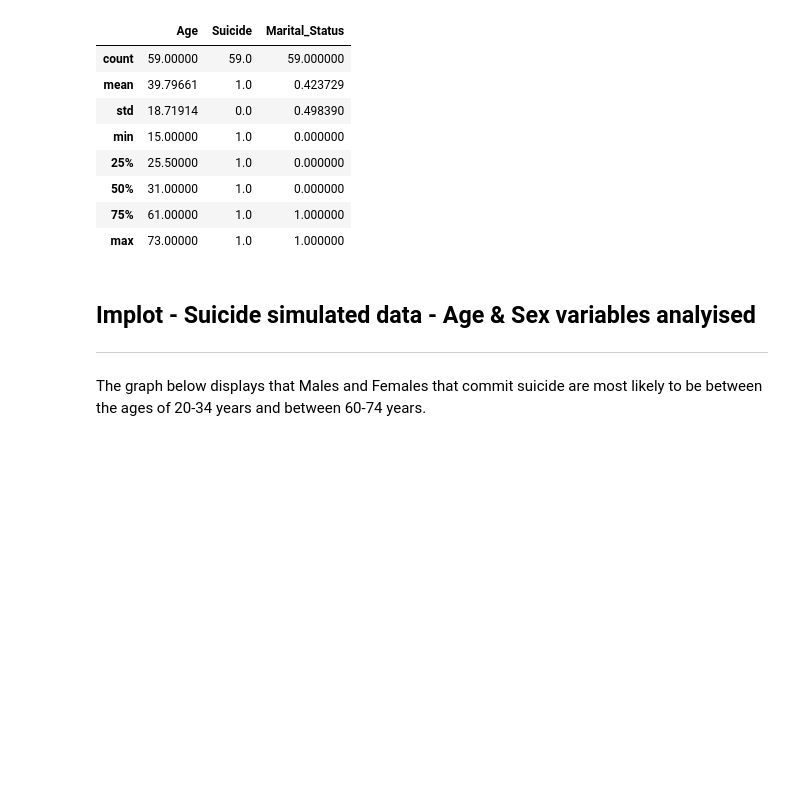
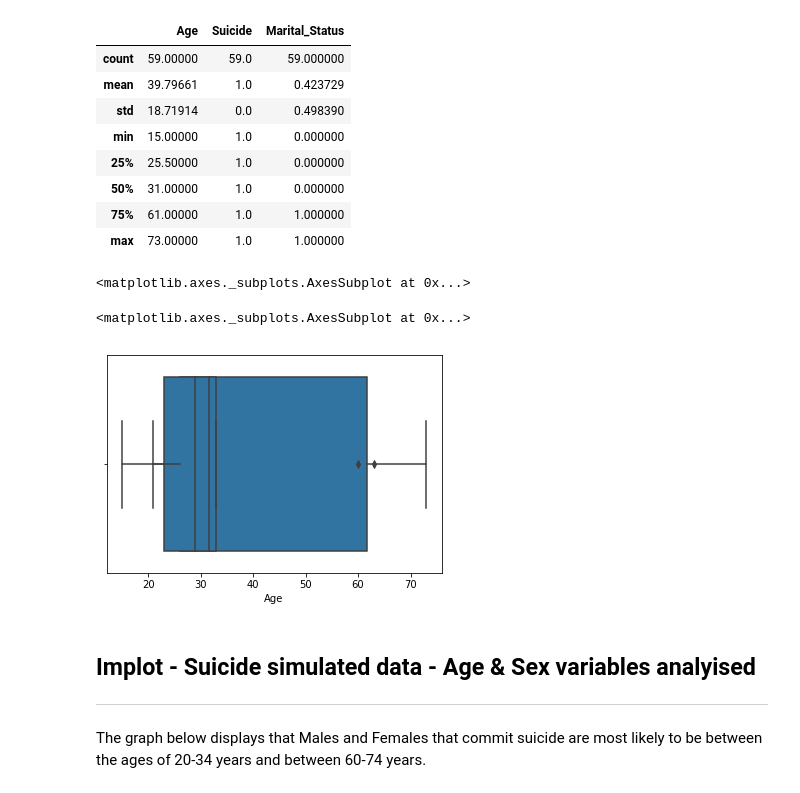
Before and after one commit to roisinanglim/suicide_rates, a Jupyter notebook: suicide _rates_data_simulation.ipynb, the cells around one changed output. Cells and saved outputs as stored; diff of their text form; code cells hidden in the pictures; blank space fills up the shorter version.

Commit message:
graph updates

```diff
--- a/suicide _rates_data_simulation.ipynb
+++ b/suicide _rates_data_simulation.ipynb
@@ -622,6 +622,22 @@ suicide_no.describe()
 | 50% | 31.00000 | 1.0 | 0.000000 |
 | 75% | 61.00000 | 1.0 | 1.000000 |
 | max | 73.00000 | 1.0 | 1.000000 |
+# %%
+suicide_no_male = suicide_no.loc[suicide_no['Sex'] == 'm']
+suicide_no_female = suicide_no.loc[suicide_no['Sex'] == 'f']
+
+#Plot implot graphs side by side to compare male & female suicide numbers
+#implotf = sns.lmplot(data = suicide_no_female, x = "Marital_Status", y = "Age",fit_reg=False, hue = "Sex",size = 5, aspect=1, scatter_kws = {'s':200}, )
+#implotm = sns.lmplot(data = suicide_no_male, x = "Marital_Status", y = "Age",fit_reg=False, hue = "Sex",size = 5, aspect=1, scatter_kws = {'s':200}, )
+
+sns.boxplot(suicide_no.Age[suicide_no.Sex == "m"])
+sns.boxplot(suicide_no.Age[suicide_no.Sex == "f"])
+
+#sns.boxplot(pd.melt(suicide_no))
+# %% [output]
+<matplotlib.axes._subplots.AxesSubplot at 0x...>
+<matplotlib.axes._subplots.AxesSubplot at 0x...>
+[figure, added]
 # %% [markdown]
 ## Implot - Suicide simulated data - Age & Sex variables analyised
 ----------------------------------------------------------------------------------------------
```
Also changed, not shown: parts of 7 cells of this notebook.
